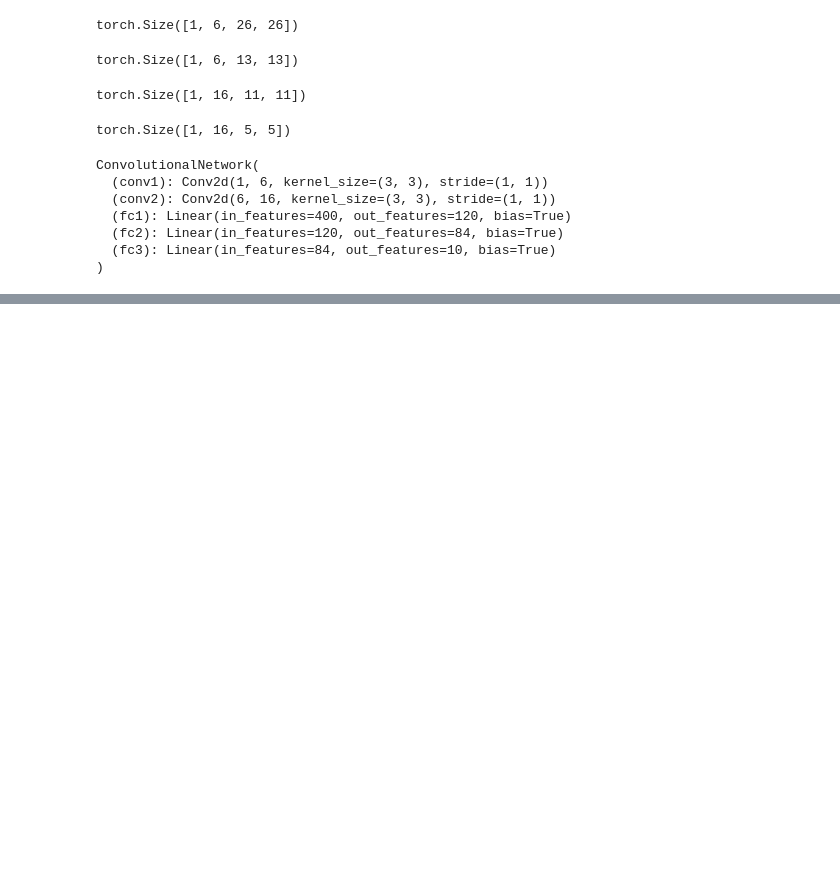
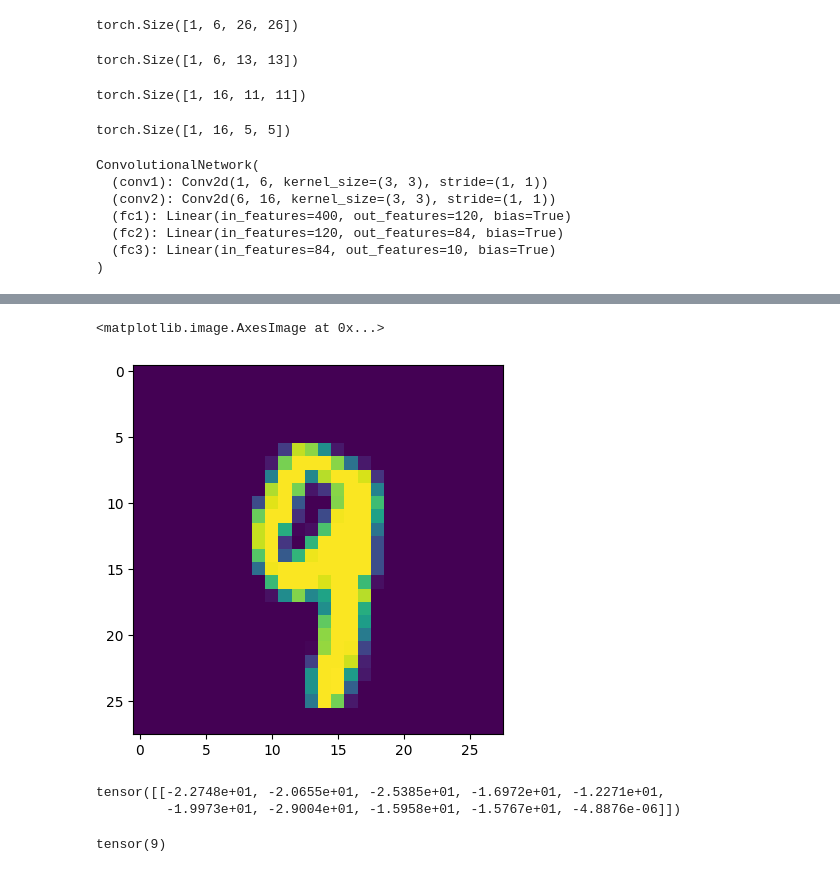
Before and after one commit to markpedraza/Starter-Neural-Network, a Jupyter notebook: CNN.ipynb, the cells around one changed output, grey strips where cells are left out. Drawn from its saved outputs; the diff is of its cells as text; code cells hidden in the pictures; blank space fills up the shorter version.

```diff
--- a/CNN.ipynb
+++ b/CNN.ipynb
@@ -153,0 +306,6 @@ optimizer = torch.optim.Adam(model.parameters(), lr=0.001) # Smaller the learnin
+# %%
+# Show the image
+plt.imshow(test_data[4143][0].reshape(28,28))
+# %% [output]
+<matplotlib.image.AxesImage at 0x...>
+[figure, added]
@@ -153,0 +317,12 @@ optimizer = torch.optim.Adam(model.parameters(), lr=0.001) # Smaller the learnin
+# %%
+# Check the new prediction...get probabilities for all labels
+print(new_prediction)
+# %% [output]
+tensor([[-2.2748e+01, -2.0655e+01, -2.5385e+01, -1.6972e+01, -1.2271e+01,
+         -1.9973e+01, -2.9004e+01, -1.5958e+01, -1.5767e+01, -4.8876e-06]])
+# %%
+# We want the biggest probability to see what the cnn thinks it is
+new_prediction.argmax()
+# Its a 9!
+# %% [output]
+tensor(9)
```
Also changed, not shown: parts of 9 cells of this notebook.
